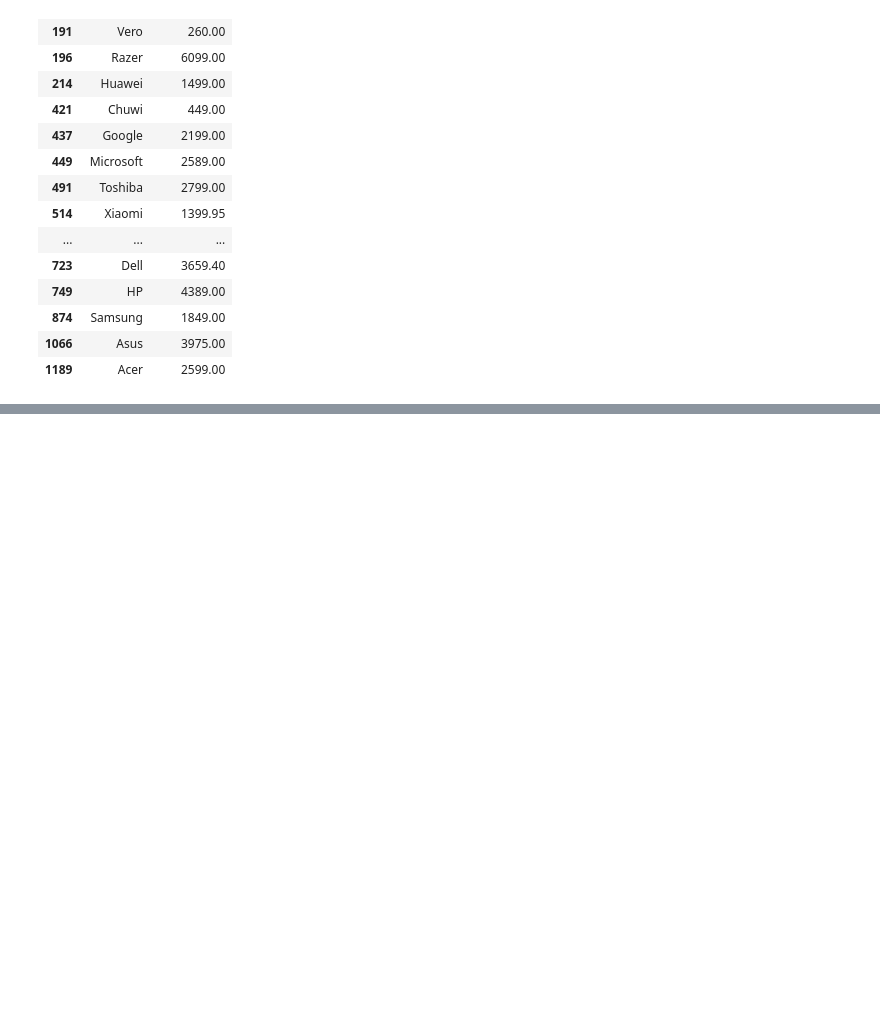
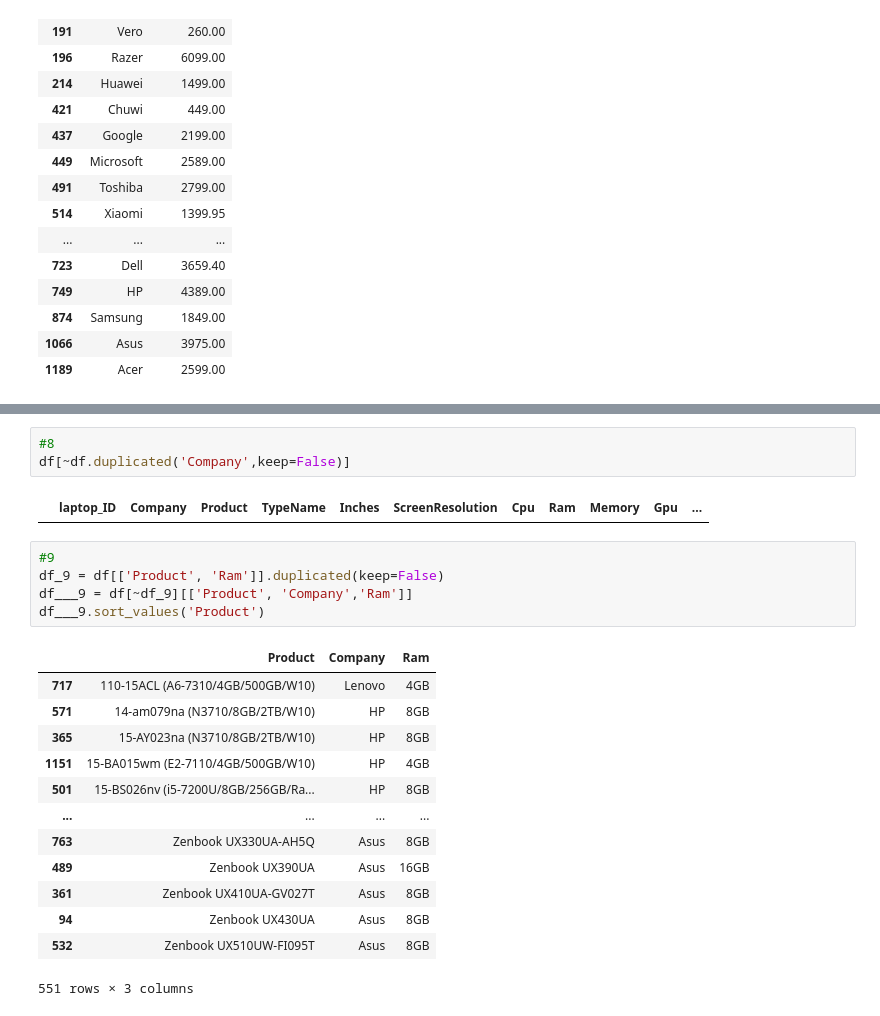
Before and after one commit to blu3-bird/Pandas-and-Numpy, a Jupyter notebook: filtering Data/practice_sheet.ipynb, the cells around one changed output, grey strips where cells are left out. Saved outputs shown, nothing was run; the diff lists cells and outputs as text; blank space fills up the shorter version.

```diff
--- a/filtering Data/practice_sheet.ipynb
+++ b/filtering Data/practice_sheet.ipynb
@@ -125,0 +252,24 @@ df[~df_exp][['Company','Price_euros']]
+# %%
+#8
+df[~df.duplicated('Company',keep=False)]
+# %% [output]
+|  | laptop_ID | Company | Product | TypeName | Inches | ScreenResolution | Cpu | Ram | Memory | Gpu | ... |
+# %%
+#9
+df_9 = df[['Product', 'Ram']].duplicated(keep=False)
+df___9 = df[~df_9][['Product', 'Company','Ram']]
+df___9.sort_values('Product')
+# %% [output]
+|  | Product | Company | Ram |
+| 717 | 110-15ACL (A6-7310/4GB/500GB/W10) | Lenovo | 4GB |
+| 571 | 14-am079na (N3710/8GB/2TB/W10) | HP | 8GB |
+| 365 | 15-AY023na (N3710/8GB/2TB/W10) | HP | 8GB |
+| 1151 | 15-BA015wm (E2-7110/4GB/500GB/W10) | HP | 4GB |
+| 501 | 15-BS026nv (i5-7200U/8GB/256GB/Ra... | HP | 8GB |
+| ... | ... | ... | ... |
+| 763 | Zenbook UX330UA-AH5Q | Asus | 8GB |
+| 489 | Zenbook UX390UA | Asus | 16GB |
+| 361 | Zenbook UX410UA-GV027T | Asus | 8GB |
+| 94 | Zenbook UX430UA | Asus | 8GB |
+| 532 | Zenbook UX510UW-FI095T | Asus | 8GB |
+551 rows × 3 columns
```
Also changed, not shown: parts of 11 cells of this notebook.
